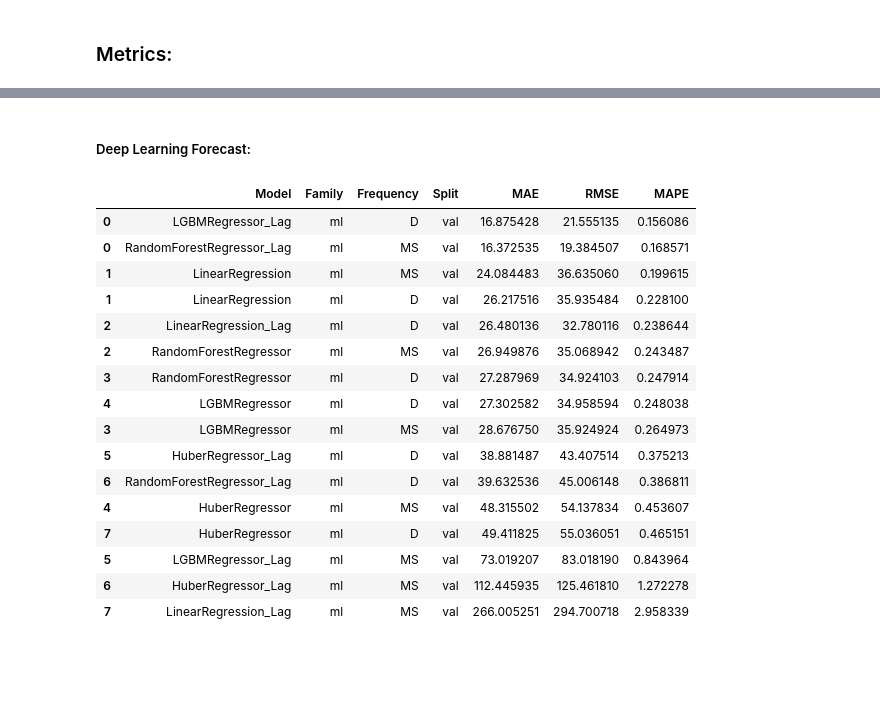
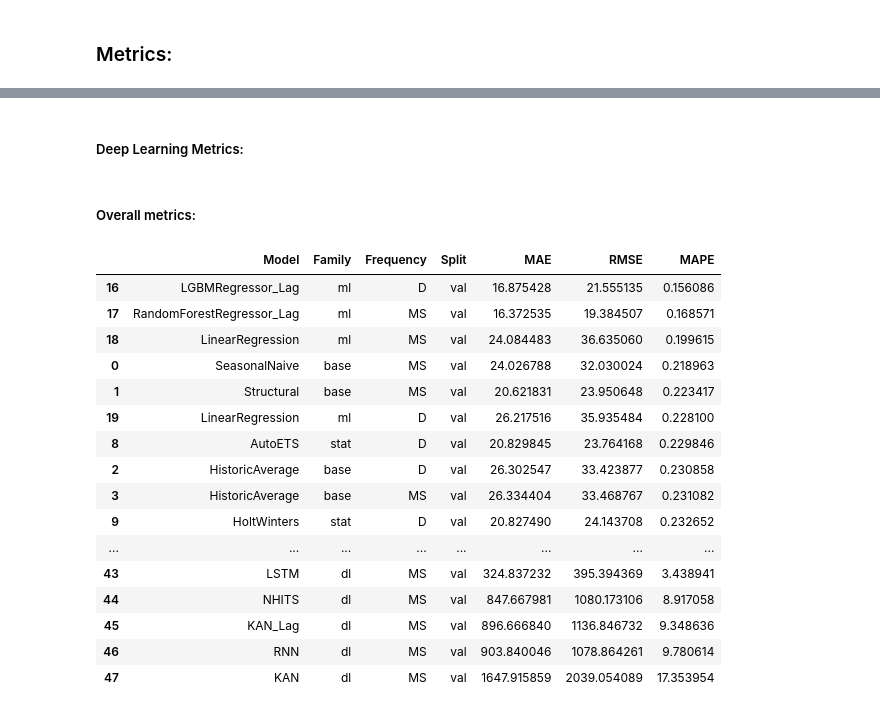
Before and after one commit to L-Schlosser/TIS3_CapstoneProject, a Jupyter notebook: code/capstone.ipynb, the cells around one changed output, grey strips where cells are left out. Saved outputs shown, nothing was run; the diff lists cells and outputs as text; code cells hidden in the pictures; blank space fills up the shorter version.

Commit message:
removed temp files, added overall metrics

```diff
--- a/code/capstone.ipynb
+++ b/code/capstone.ipynb
@@ -53,5 +53,5 @@ base_metrics = pd.concat([
 stat_metrics = pd.concat([
     calculate_metrics(statis_daily_val, FAMILY_STATISTICAL, FREQ_DAILY, SPLIT_VAL, use_existing=True),
     calculate_metrics(statis_monthly_val, FAMILY_STATISTICAL, FREQ_MONTHLY, SPLIT_VAL, use_existing=True)
-]).sort_values(by=["MAPE"])
+]).reset_index(drop=True).sort_values(by=["MAPE"])
 # %% [markdown]
@@ -60,31 +60,35 @@ stat_metrics = pd.concat([
 ml_metrics = pd.concat([
     calculate_metrics(ml_daily_val, FAMILY_MACHINE_LEARNING, FREQ_DAILY, SPLIT_VAL, use_existing=True),
     calculate_metrics(ml_monthly_val, FAMILY_MACHINE_LEARNING, FREQ_MONTHLY, SPLIT_VAL, use_existing=True)
-]).sort_values(by=["MAPE"])
+]).reset_index(drop=True).sort_values(by=["MAPE"])
 # %% [markdown]
-##### Deep Learning Forecast:
+##### Deep Learning Metrics:
 # %%
 dl_metrics = pd.concat([
     calculate_metrics(dl_daily_val, FAMILY_DEEP_LEARNING, FREQ_DAILY, SPLIT_VAL, use_existing=True),
     calculate_metrics(dl_monthly_val, FAMILY_DEEP_LEARNING, FREQ_MONTHLY, SPLIT_VAL, use_existing=True)
-]).sort_values(by=["MAPE"])
+]).reset_index(drop=True).sort_values(by=["MAPE"])
+# %% [markdown]
+##### Overall metrics:
 # %%
-ml_metrics
+overall_metrics = pd.concat([base_metrics, stat_metrics, ml_metrics, dl_metrics]).reset_index(drop=True).sort_values(by=["MAPE"])
-# %% [output]
-|  | Model | Family | Frequency | Split | MAE | RMSE | MAPE |
-| 0 | LGBMRegressor_Lag | ml | D | val | 16.875428 | 21.555135 | 0.156086 |
-| 0 | RandomForestRegressor_Lag | ml | MS | val | 16.372535 | 19.384507 | 0.168571 |
-| 1 | LinearRegression | ml | MS | val | 24.084483 | 36.635060 | 0.199615 |
-| 1 | LinearRegression | ml | D | val | 26.217516 | 35.935484 | 0.228100 |
-| 2 | LinearRegression_Lag | ml | D | val | 26.480136 | 32.780116 | 0.238644 |
-| 2 | RandomForestRegressor | ml | MS | val | 26.949876 | 35.068942 | 0.243487 |
-| 3 | RandomForestRegressor | ml | D | val | 27.287969 | 34.924103 | 0.247914 |
-| 4 | LGBMRegressor | ml | D | val | 27.302582 | 34.958594 | 0.248038 |
-| 3 | LGBMRegressor | ml | MS | val | 28.676750 | 35.924924 | 0.264973 |
-| 5 | HuberRegressor_Lag | ml | D | val | 38.881487 | 43.407514 | 0.375213 |
-| 6 | RandomForestRegressor_Lag | ml | D | val | 39.632536 | 45.006148 | 0.386811 |
-| 4 | HuberRegressor | ml | MS | val | 48.315502 | 54.137834 | 0.453607 |
-| 7 | HuberRegressor | ml | D | val | 49.411825 | 55.036051 | 0.465151 |
-| 5 | LGBMRegressor_Lag | ml | MS | val | 73.019207 | 83.018190 | 0.843964 |
-| 6 | HuberRegressor_Lag | ml | MS | val | 112.445935 | 125.461810 | 1.272278 |
-| 7 | LinearRegression_Lag | ml | MS | val | 266.005251 | 294.700718 | 2.958339 |
+# %%
+overall_metrics
+# %% [output]
+|  | Model | Family | Frequency | Split | MAE | RMSE | MAPE |
+| 16 | LGBMRegressor_Lag | ml | D | val | 16.875428 | 21.555135 | 0.156086 |
+| 17 | RandomForestRegressor_Lag | ml | MS | val | 16.372535 | 19.384507 | 0.168571 |
+| 18 | LinearRegression | ml | MS | val | 24.084483 | 36.635060 | 0.199615 |
+| 0 | SeasonalNaive | base | MS | val | 24.026788 | 32.030024 | 0.218963 |
+| 1 | Structural | base | MS | val | 20.621831 | 23.950648 | 0.223417 |
+| 19 | LinearRegression | ml | D | val | 26.217516 | 35.935484 | 0.228100 |
+| 8 | AutoETS | stat | D | val | 20.829845 | 23.764168 | 0.229846 |
+| 2 | HistoricAverage | base | D | val | 26.302547 | 33.423877 | 0.230858 |
+| 3 | HistoricAverage | base | MS | val | 26.334404 | 33.468767 | 0.231082 |
+| 9 | HoltWinters | stat | D | val | 20.827490 | 24.143708 | 0.232652 |
+| ... | ... | ... | ... | ... | ... | ... | ... |
+| 43 | LSTM | dl | MS | val | 324.837232 | 395.394369 | 3.438941 |
+| 44 | NHITS | dl | MS | val | 847.667981 | 1080.173106 | 8.917058 |
+| 45 | KAN_Lag | dl | MS | val | 896.666840 | 1136.846732 | 9.348636 |
+| 46 | RNN | dl | MS | val | 903.840046 | 1078.864261 | 9.780614 |
+| 47 | KAN | dl | MS | val | 1647.915859 | 2039.054089 | 17.353954 |
```
Also changed, not shown: parts of 4 cells of this notebook, 3 other files.
